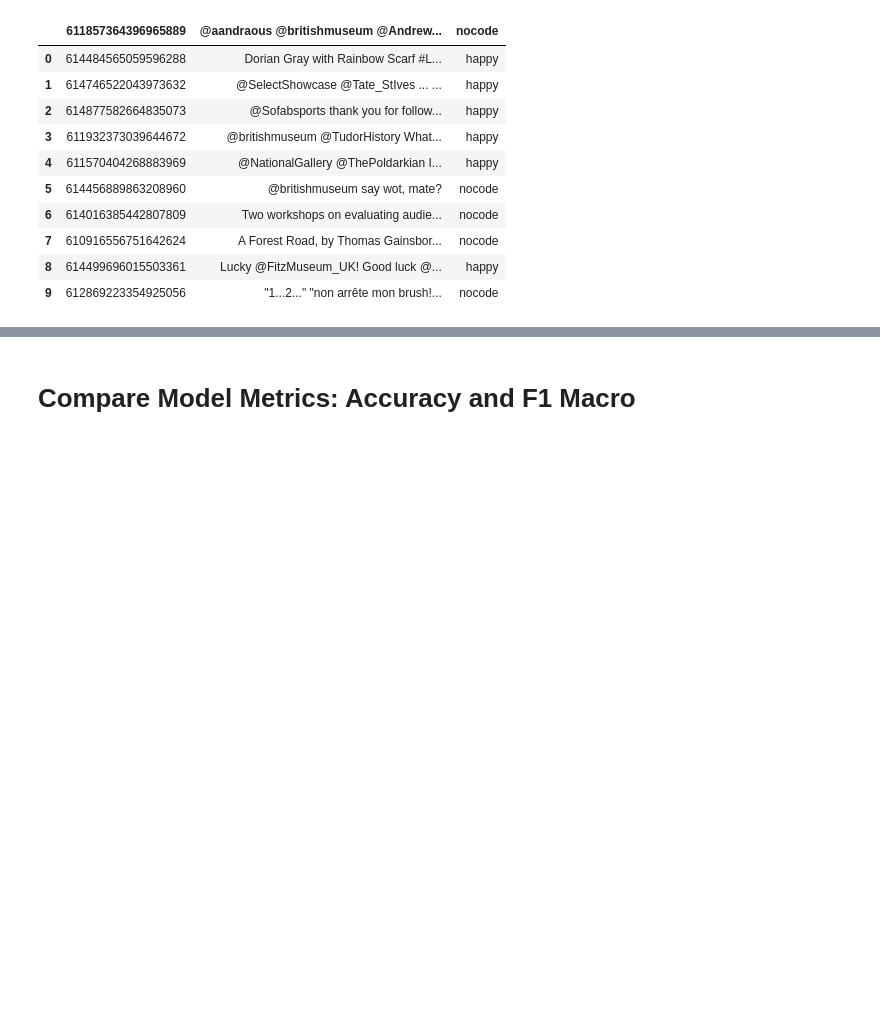
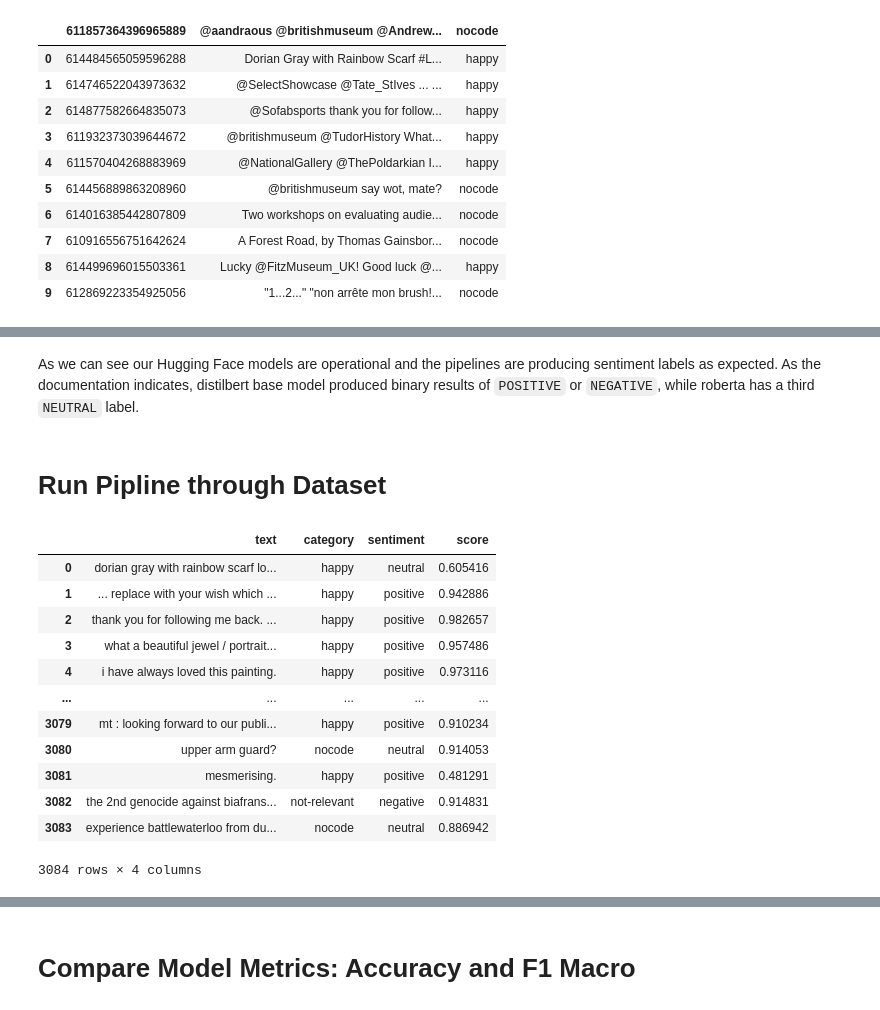
Before and after one commit to Priti0427/Sentiment-analysis-using-Hugging-Face-Transformer, a Jupyter notebook: Sentiment_Analysis.ipynb, the cells around one changed output, grey strips where cells are left out. Drawn from its saved outputs; the diff is of its cells as text; code cells hidden in the pictures; blank space fills up the shorter version.

```diff
--- a/Sentiment_Analysis.ipynb
+++ b/Sentiment_Analysis.ipynb
@@ -340,0 +89,9 @@ Confusion matrix (rows=true, cols=pred):
+# %%
+
+# Rename columns and drop id column
+df_sent = df.rename(columns={'611857364396965889': 'id', '@aandraous @britishmuseum @AndrewsAntonio Merci pour le partage! @openwinemap': 'text', 'nocode': 'category'})
+df_sent.drop('id', axis=1, inplace=True)
+
+print("\nSample rows after renaming:")
+display(df_sent.sample(5, random_state=RANDOM_SEED))
+print("\n", df_sent.info())
@@ -340,0 +160,10 @@ Confusion matrix (rows=true, cols=pred):
+# %%
+model_a = "distilbert-base-uncased-finetuned-sst-2-english"  # binary
+model_b = "cardiffnlp/twitter-roberta-base-sentiment-latest" # ternary
+
+# Set up piplines
+tokenizer_a = AutoTokenizer.from_pretrained(model_a)
+tokenizer_b = AutoTokenizer.from_pretrained(model_b)
+clf_a = pipeline('sentiment-analysis', model=model_a, tokenizer=tokenizer_a) # returns label/score
+clf_b = pipeline('sentiment-analysis', model=model_b, tokenizer=tokenizer_b)
+print("piplines ready")
@@ -340,0 +179,16 @@ Confusion matrix (rows=true, cols=pred):
+# %%
+# Create individual sentence predictor function
+def pipe_predict(text, pipe):
+    sent_list = []
+    score_list = []
+    for i in text['text']:
+        sent_label = pipe(i)[0]['label']
+        sent_score = pipe(i)[0]['score']
+        sent_list.append(sent_label)
+        score_list.append(sent_score)
+
+    text['sentiment'] = sent_list
+    text['score'] = score_list
+    return(text)
+
+df_samples = df_sent.sample(5, random_state=RANDOM_SEED)
@@ -340,0 +217,4 @@ Confusion matrix (rows=true, cols=pred):
+# %% [markdown]
+As we can see our Hugging Face models are operational and the pipelines are producing sentiment labels as expected. As the documentation indicates, distilbert base model produced binary results of `POSITIVE` or `NEGATIVE`, while roberta has a third `NEUTRAL` label.
+# %% [markdown]
+# Run Pipline through Dataset
@@ -340,0 +227,16 @@ Confusion matrix (rows=true, cols=pred):
+# %%
+distilbert_data
+# %% [output]
+|  | text | category | sentiment | score |
+| 0 | dorian gray with rainbow scarf lo... | happy | neutral | 0.605416 |
+| 1 | ... replace with your wish which ... | happy | positive | 0.942886 |
+| 2 | thank you for following me back. ... | happy | positive | 0.982657 |
+| 3 | what a beautiful jewel / portrait... | happy | positive | 0.957486 |
+| 4 | i have always loved this painting. | happy | positive | 0.973116 |
+| ... | ... | ... | ... | ... |
+| 3079 | mt : looking forward to our publi... | happy | positive | 0.910234 |
+| 3080 | upper arm guard? | nocode | neutral | 0.914053 |
+| 3081 | mesmerising. | happy | positive | 0.481291 |
+| 3082 | the 2nd genocide against biafrans... | not-relevant | negative | 0.914831 |
+| 3083 | experience battlewaterloo from du... | nocode | neutral | 0.886942 |
+3084 rows × 4 columns
```
Also changed, not shown: parts of 46 cells of this notebook.
